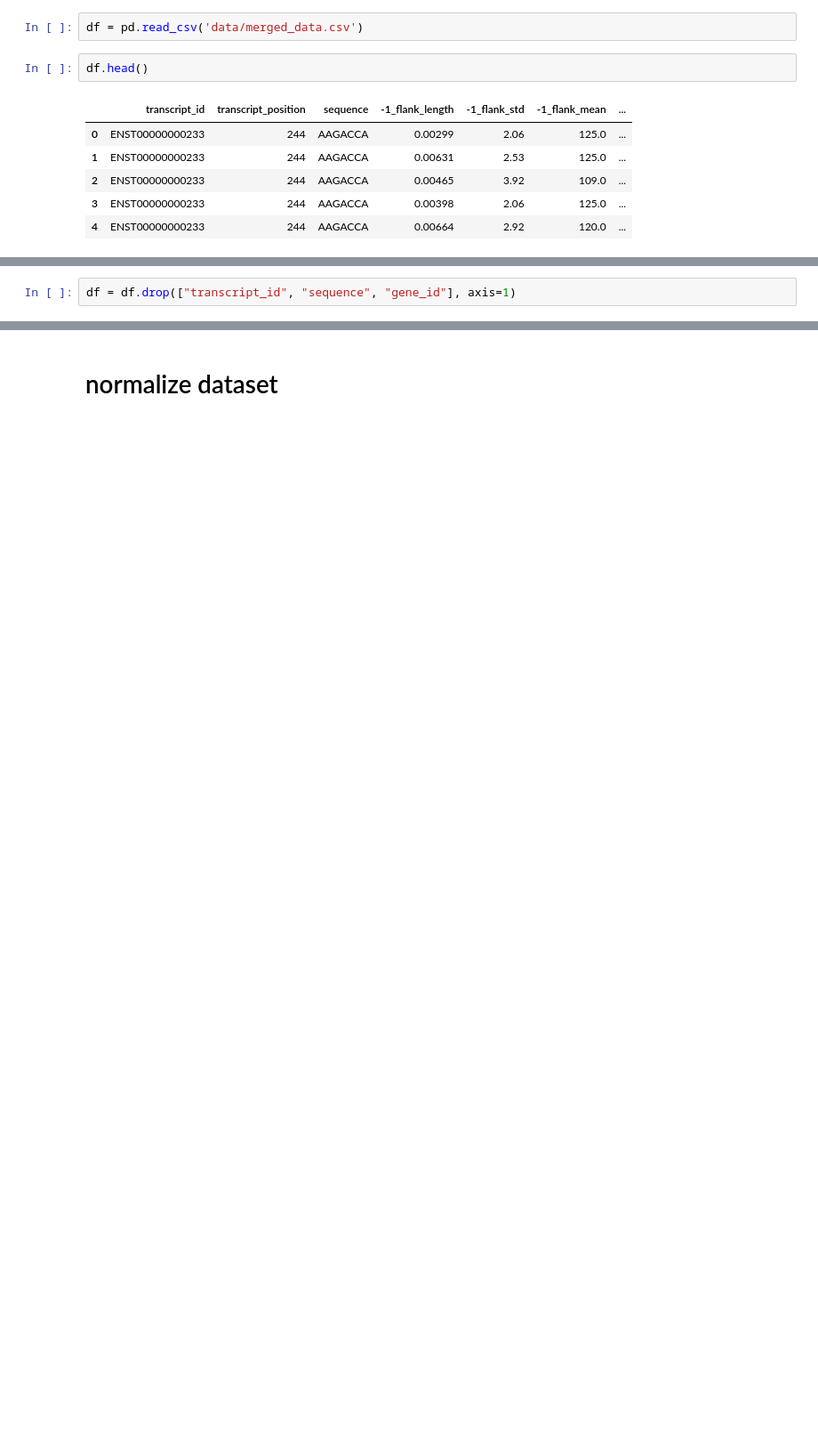
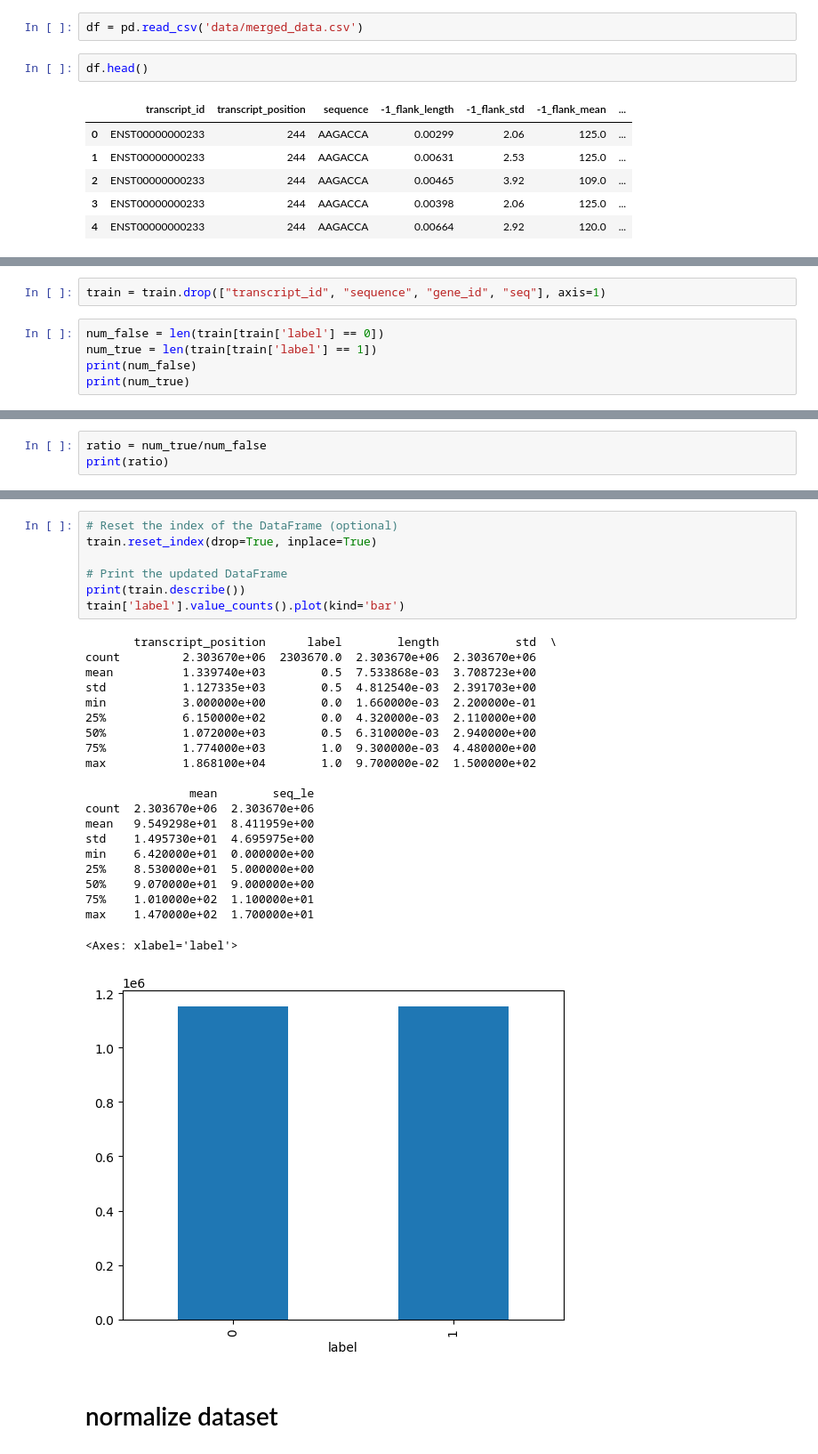
Before and after one commit to liuchennn1414/dsa4266_tundra, a Jupyter notebook: train_test.ipynb, the cells around one changed output, grey strips where cells are left out. Shown: that part at 89% size. Drawn from its saved outputs; the diff is of its cells as text; blank space fills up the shorter version.

```diff
--- a/train_test.ipynb
+++ b/train_test.ipynb
@@ -17,2 +93,7 @@ df.head()
 # %%
-df = df.drop(["transcript_id", "sequence", "gene_id"], axis=1)
+train = train.drop(["transcript_id", "sequence", "gene_id", "seq"], axis=1)
+# %%
+num_false = len(train[train['label'] == 0])
+num_true = len(train[train['label'] == 1])
+print(num_false)
+print(num_true)
@@ -18,0 +103,3 @@ df = df.drop(["transcript_id", "sequence", "gene_id"], axis=1)
+# %%
+ratio = num_true/num_false
+print(ratio)
@@ -19,2 +117,31 @@ df = df.drop(["transcript_id", "sequence", "gene_id"], axis=1)
+# %%
+# Reset the index of the DataFrame (optional)
+train.reset_index(drop=True, inplace=True)
+
+# Print the updated DataFrame
+print(train.describe())
+train['label'].value_counts().plot(kind='bar')
+# %% [output]
+       transcript_position      label        length           std  \
+count         2.303670e+06  2303670.0  2.303670e+06  2.303670e+06
+mean          1.339740e+03        0.5  7.533868e-03  3.708723e+00
+std           1.127335e+03        0.5  4.812540e-03  2.391703e+00
+min           3.000000e+00        0.0  1.660000e-03  2.200000e-01
+25%           6.150000e+02        0.0  4.320000e-03  2.110000e+00
+50%           1.072000e+03        0.5  6.310000e-03  2.940000e+00
+75%           1.774000e+03        1.0  9.300000e-03  4.480000e+00
+max           1.868100e+04        1.0  9.700000e-02  1.500000e+02
+
+               mean        seq_le
+count  2.303670e+06  2.303670e+06
+mean   9.549298e+01  8.411959e+00
+std    1.495730e+01  4.695975e+00
+min    6.420000e+01  0.000000e+00
+25%    8.530000e+01  5.000000e+00
+50%    9.070000e+01  9.000000e+00
+75%    1.010000e+02  1.100000e+01
+max    1.470000e+02  1.700000e+01
+<Axes: xlabel='label'>
+[figure, added]
 # %% [markdown]
 # normalize dataset
```
Also changed, not shown: parts of 34 cells of this notebook.
